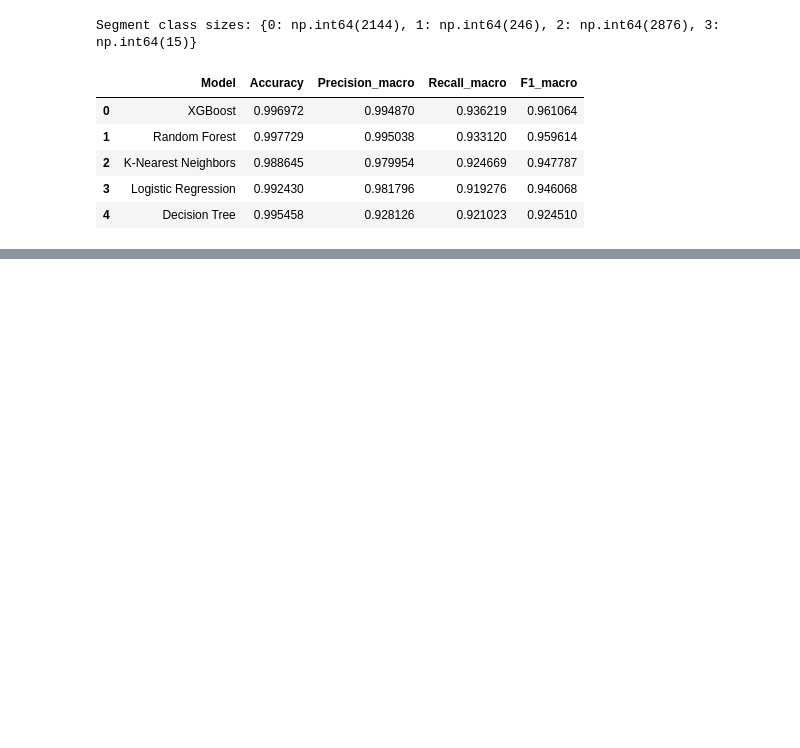
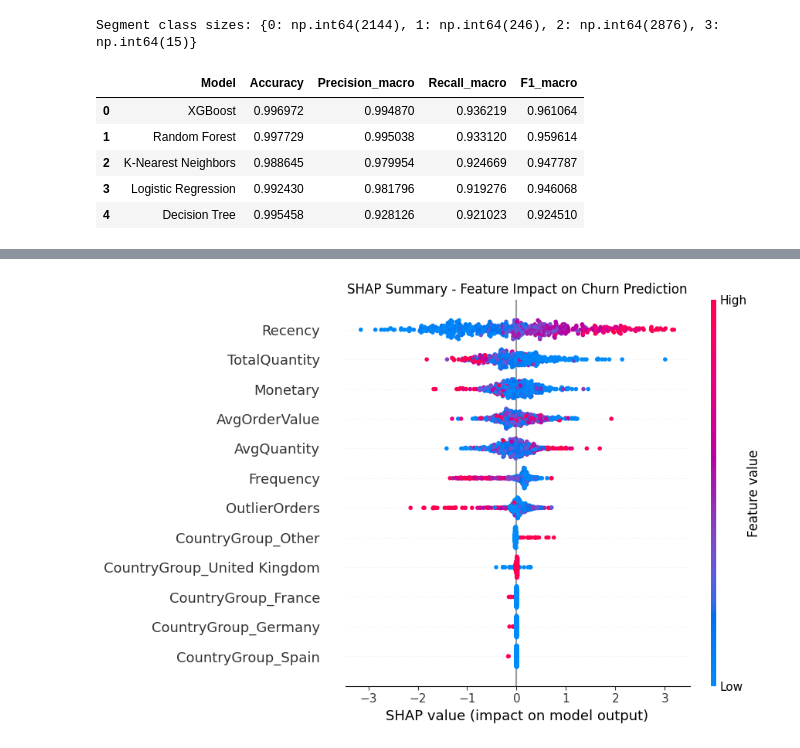
Before and after one commit to littlestuart07/Online-Retail-Analytics-Project, a Jupyter notebook: Digital Assignment 2/DA2_ML_Models.ipynb, the cells around one changed output, grey strips where cells are left out. Cells and saved outputs as stored; diff of their text form; code cells hidden in the pictures; blank space fills up the shorter version.

```diff
--- a/Digital Assignment 2/DA2_ML_Models.ipynb
+++ b/Digital Assignment 2/DA2_ML_Models.ipynb
@@ -324,0 +496,15 @@ Segment class sizes: {0: np.int64(2144), 1: np.int64(246), 2: np.int64(2876), 3:
+# %%
+import shap
+
+xgb_shap = XGBClassifier(eval_metric="logloss", random_state=42).fit(X_train_s, y_train)
+explainer = shap.TreeExplainer(xgb_shap)
+X_sample = X_test_s[:500]
+shap_values = explainer.shap_values(X_sample)
+
+shap.summary_plot(shap_values, X_sample, feature_names=list(X.columns), show=False, plot_size=(9,6))
+plt.title("SHAP Summary - Feature Impact on Churn Prediction", fontsize=12)
+plt.tight_layout()
+plt.savefig("adv_04_shap_summary.png", dpi=150, bbox_inches="tight")
+plt.show()
+# %% [output]
+[figure, added]
```
Also changed, not shown: parts of 13 cells of this notebook.
